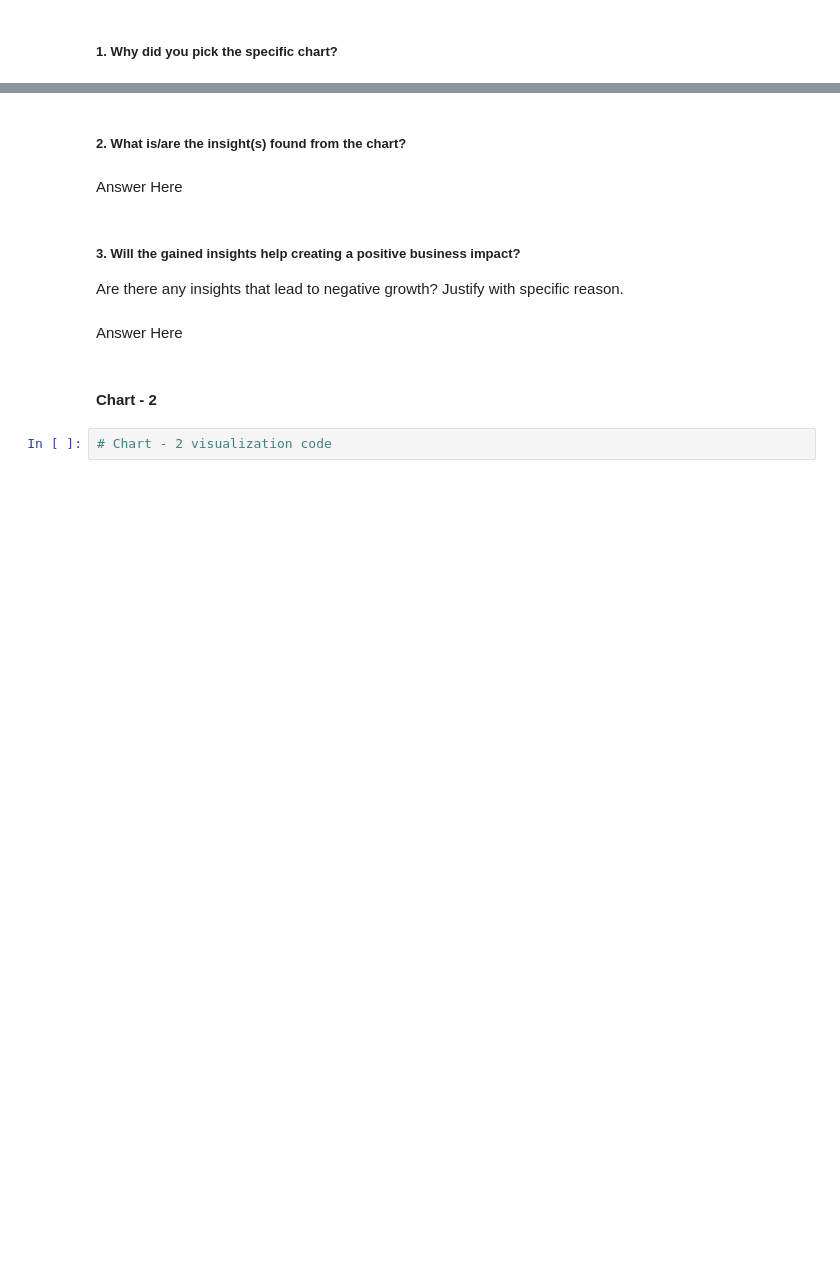
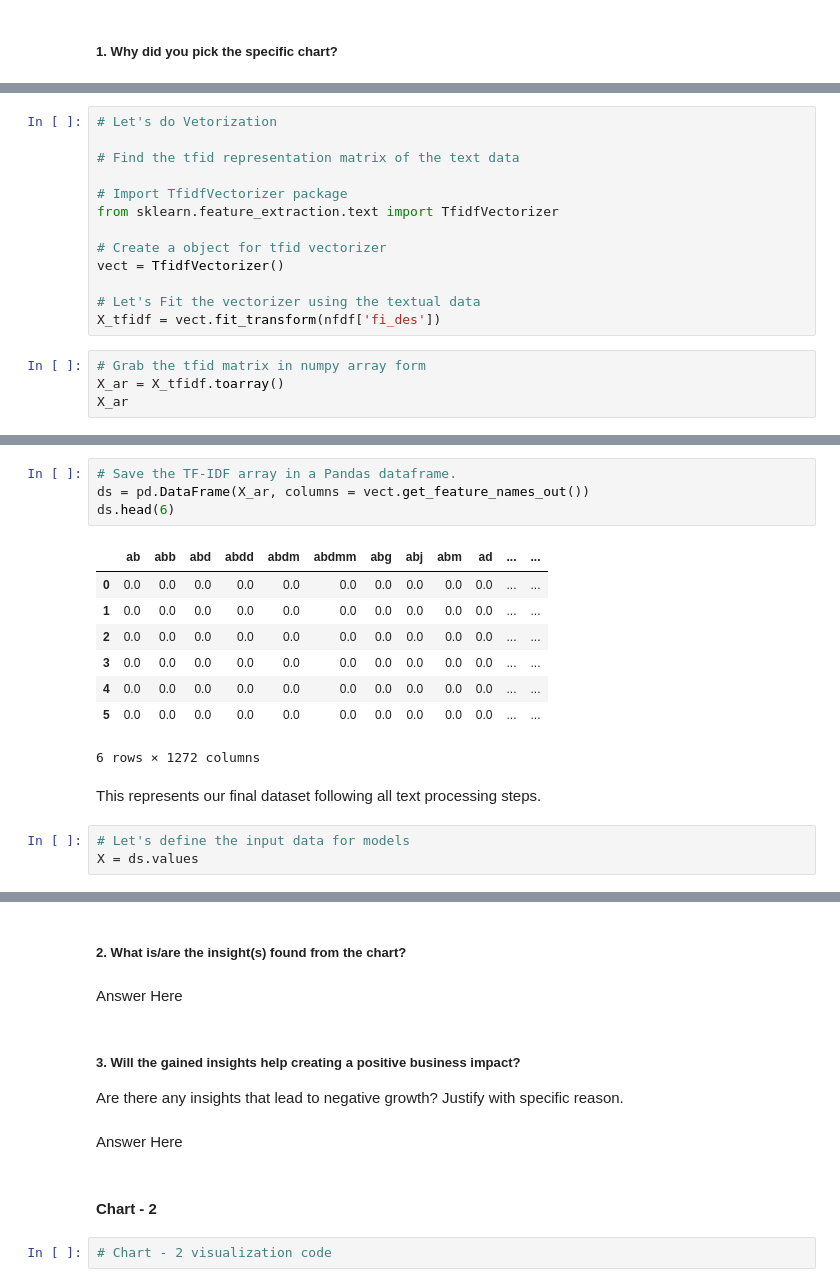
Before and after one commit to KiranKokateGitHub/Netflix-Movies-and-TV-Shows-Clustering_UnsupervisedML, a Jupyter notebook: Kiran_unsupervisedML.ipynb, the cells around one changed output, grey strips where cells are left out. Drawn from its saved outputs; the diff is of its cells as text; blank space fills up the shorter version.

Commit message:
ML Model Implementation

```diff
--- a/Kiran_unsupervisedML.ipynb
+++ b/Kiran_unsupervisedML.ipynb
@@ -1242,0 +1471,17 @@ Answer Here.
+# %%
+# Let's do Vetorization
+
+# Find the tfid representation matrix of the text data
+
+# Import TfidfVectorizer package
+from sklearn.feature_extraction.text import TfidfVectorizer
+
+# Create a object for tfid vectorizer
+vect = TfidfVectorizer()
+
+# Let's Fit the vectorizer using the textual data
+X_tfidf = vect.fit_transform(nfdf['fi_des'])
+# %%
+# Grab the tfid matrix in numpy array form
+X_ar = X_tfidf.toarray()
+X_ar
@@ -1242,0 +1507,18 @@ Answer Here.
+# %%
+# Save the TF-IDF array in a Pandas dataframe.
+ds = pd.DataFrame(X_ar, columns = vect.get_feature_names_out())
+ds.head(6)
+# %% [output]
+|  | ab | abb | abd | abdd | abdm | abdmm | abg | abj | abm | ad | ... | ... |
+| 0 | 0.0 | 0.0 | 0.0 | 0.0 | 0.0 | 0.0 | 0.0 | 0.0 | 0.0 | 0.0 | ... | ... |
+| 1 | 0.0 | 0.0 | 0.0 | 0.0 | 0.0 | 0.0 | 0.0 | 0.0 | 0.0 | 0.0 | ... | ... |
+| 2 | 0.0 | 0.0 | 0.0 | 0.0 | 0.0 | 0.0 | 0.0 | 0.0 | 0.0 | 0.0 | ... | ... |
+| 3 | 0.0 | 0.0 | 0.0 | 0.0 | 0.0 | 0.0 | 0.0 | 0.0 | 0.0 | 0.0 | ... | ... |
+| 4 | 0.0 | 0.0 | 0.0 | 0.0 | 0.0 | 0.0 | 0.0 | 0.0 | 0.0 | 0.0 | ... | ... |
+| 5 | 0.0 | 0.0 | 0.0 | 0.0 | 0.0 | 0.0 | 0.0 | 0.0 | 0.0 | 0.0 | ... | ... |
+6 rows × 1272 columns
+# %% [markdown]
+This represents our final dataset following all text processing steps.
+# %%
+# Let's define the input data for models
+X = ds.values
```
Also changed, not shown: parts of 31 cells of this notebook.
